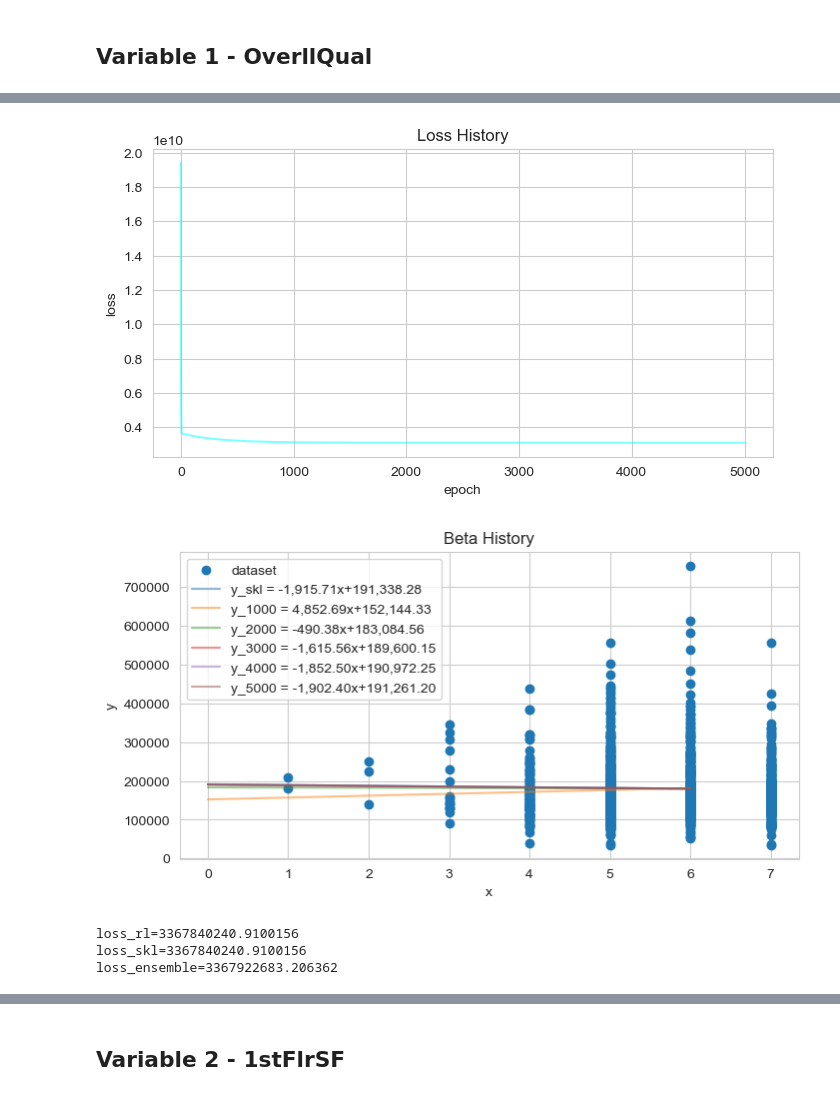
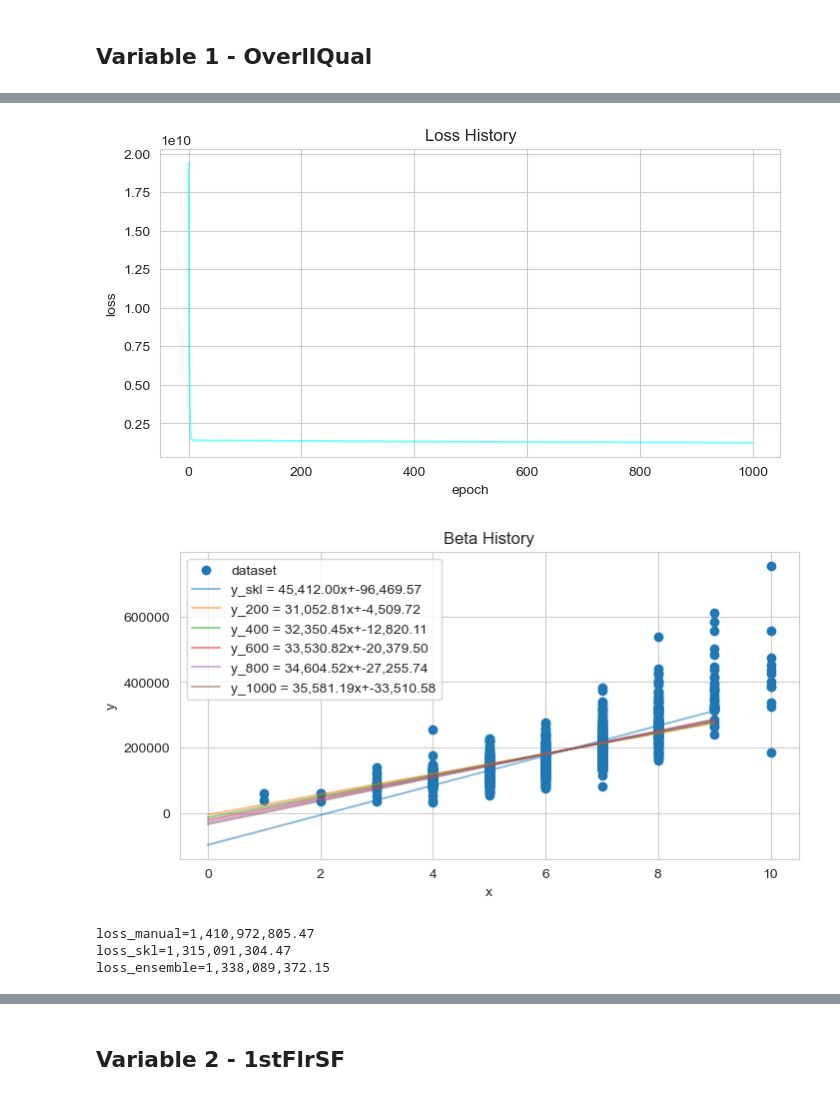
Before and after one commit to 13001893/cdp_proyecto_1, a Jupyter notebook: proyecto_1.ipynb, the cells around one changed output, grey strips where cells are left out. Saved outputs shown, nothing was run; the diff lists cells and outputs as text; code cells hidden in the pictures.

```diff
--- a/proyecto_1.ipynb
+++ b/proyecto_1.ipynb
@@ -146,7 +146,7 @@ class RegresionLineal:
 
     def plot_loss(self):
         assert len(self.loss_history)>0, '[WARNING] El modelo no ha sido entrenado'
-        plt.figure(figsize=(8,4))
+        plt.figure(figsize=(8, 4))
         plt.plot(list(self.loss_history.values()), color='aqua', alpha=0.5)
         plt.title(f'Loss History')
         plt.xlabel('epoch')
@@ -155,7 +155,7 @@ class RegresionLineal:
 
     def plot_beta(self, plot_iter=1):
         assert len(self.beta_history)>0, '[WARNING] El modelo no ha sido entrenado'
-        plt.figure(figsize=(8,4))
+        plt.figure(figsize=(8, 4))
         plt.scatter(x=self.x, y=self.y)
         legends = ['dataset', f'y_skl = {self.beta_skl[0][0]:,.2f}x+{self.beta_skl[1][0]:,.2f}']
         x_axis = np.arange(self.x.max())
@@ -177,15 +177,25 @@ class RegresionLineal:
     def evaluate(self, x, y):
         assert len(self.beta_history)>0, '[WARNING] El modelo no ha sido entrenado'
         x = np.array([x, np.ones(shape=x.shape)]).transpose()
-        y_pred_rl = np.dot(x, self.beta).transpose()
+        y_pred_manual = np.dot(x, self.beta).transpose()
         y_pred_skl = np.dot(x, self.beta_skl).transpose()
-        y_pred_ensemble = np.mean([y_pred_rl, y_pred_skl], axis=0)
-        loss_rl = np.sum(np.square(y - y_pred_rl))/(2*len(y))
-        loss_skl = np.sum(np.square(y - y_pred_rl))/(2*len(y))
+        y_pred_ensemble = np.mean([y_pred_manual, y_pred_skl], axis=0)
+        loss_manual = np.sum(np.square(y - y_pred_manual))/(2*len(y))
+        loss_skl = np.sum(np.square(y - y_pred_skl))/(2*len(y))
         loss_ensemble = np.sum(np.square(y - y_pred_ensemble))/(2*len(y))
-        print(f'{loss_rl=}')
-        print(f'{loss_skl=}')
-        print(f'{loss_ensemble=}')
+        print(f'{loss_manual=:,.2f}')
+        print(f'{loss_skl=:,.2f}')
+        print(f'{loss_ensemble=:,.2f}')
+        losses = {'loss_manual': loss_manual,
+                    'loss_skl': loss_skl,
+                    'loss_ensemble': loss_ensemble}
+        plt.figure(figsize=(8, 4))
+        for name, loss in losses.items():
+            plt.bar(x=f'{name}={loss:.2E}', height=loss)
+        plt.title(f'Loss Comparison')
+        plt.ylabel('loss')
+        plt.ylim([0.999*min(losses.values()), 1.001*max(losses.values())])
+        plt.show()
 # %% [markdown]
 ## Variable 1 - OverllQual
 # %%
@@ -195,9 +205,9 @@ y_test = test_set[:, 0] #SalePrice
 x_test = test_set[:, 1] #OverallQual
 
 model = RegresionLineal()
-beta_history, loss_history = model.train(x_train, y_train, 5000, 1000, 0.05)
+beta_history, loss_history = model.train(x_train, y_train, 1000, 200, 0.01)
 model.beta_history
 model.plot_loss()
-model.plot_beta(1000)
+model.plot_beta(200)
 model.evaluate(x_test, y_test)
 # %% [output]
@@ -214,5 +224,5 @@ epoch=5000 loss=3,101,384,863.04 self.beta=array([[ -1902.40153864],
-[figure, old version]
+[figure, new version]
-[figure, old version]
+[figure, new version]
-loss_rl=3367840240.9100156
-loss_skl=3367840240.9100156
-loss_ensemble=3367922683.206362
+loss_manual=1,410,972,805.47
+loss_skl=1,315,091,304.47
+loss_ensemble=1,338,089,372.15
```
Also changed, not shown: parts of 3 cells of this notebook.
